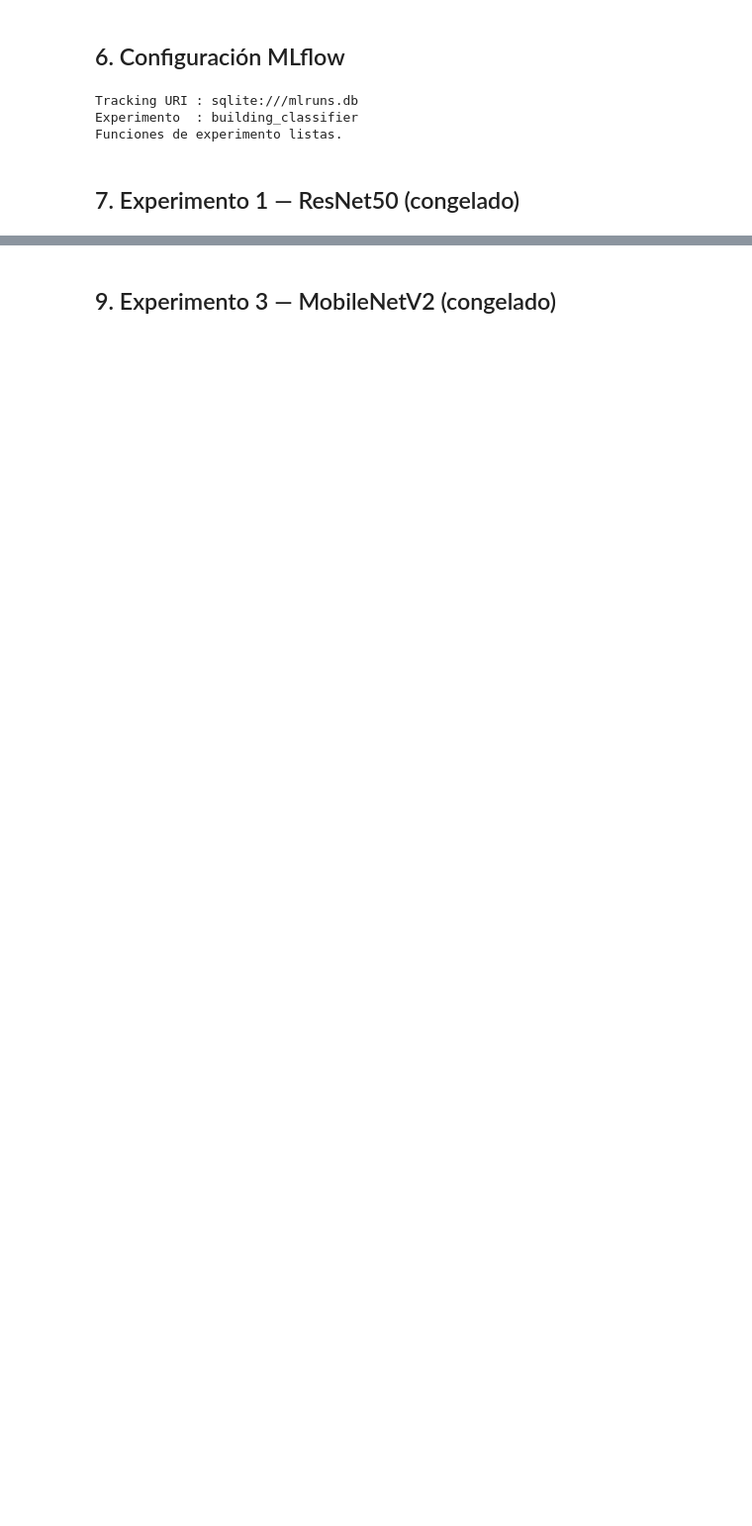
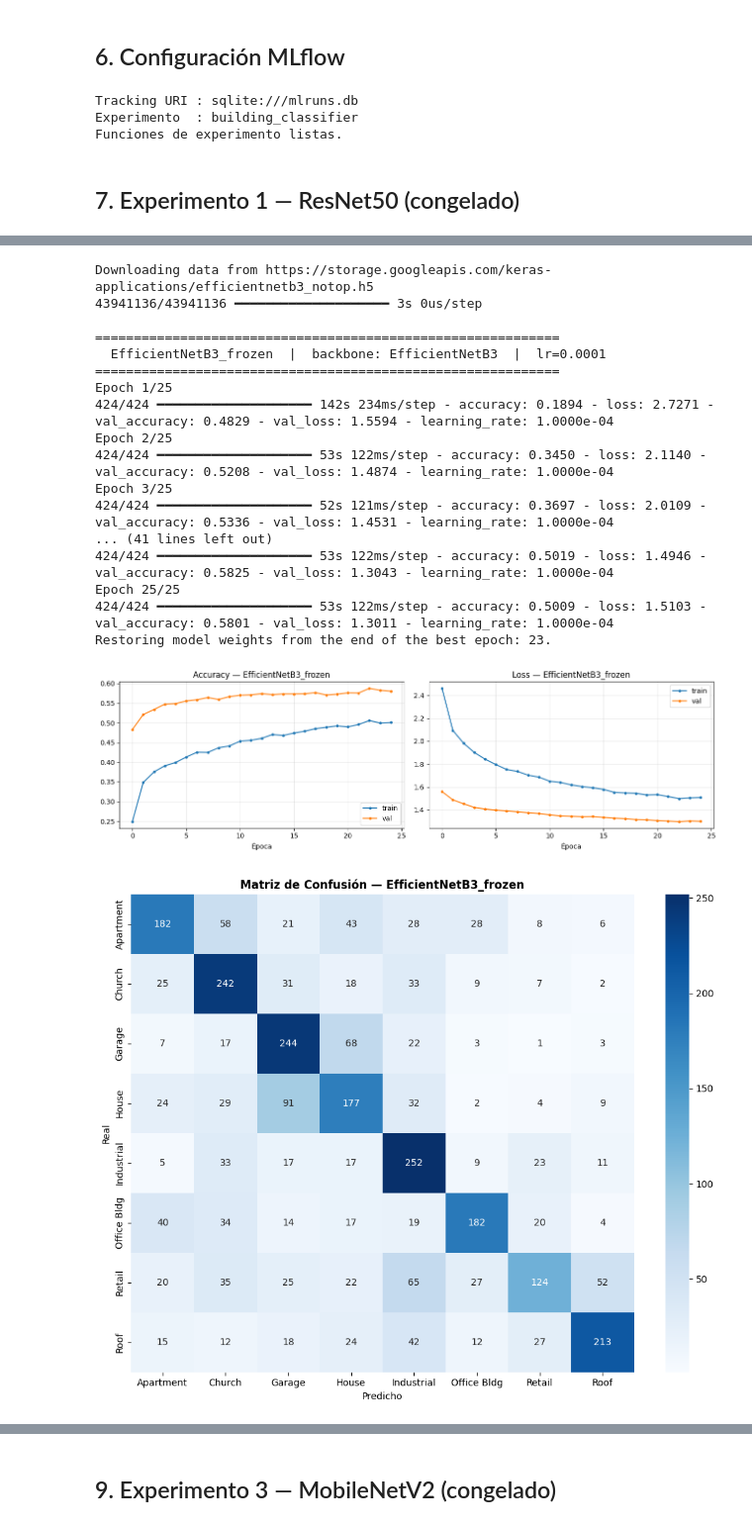
Before and after one commit to marlon-alvarez/clasificador_edificios, a Jupyter notebook: model/train_model.ipynb, the cells around one changed output, grey strips where cells are left out. Shown at 99% size. Cells and saved outputs as stored; diff of their text form; code cells hidden in the pictures; blank space fills up the shorter version.

```diff
--- a/model/train_model.ipynb
+++ b/model/train_model.ipynb
@@ -320,9 +333,13 @@ BACKBONE_CONFIG = {
         "builder":    keras.applications.ResNet50,
         "preprocess": keras.applications.resnet50.preprocess_input,
     },
-    "EfficientNetB0": {
-        "builder":    keras.applications.EfficientNetB0,
-        "preprocess": keras.applications.efficientnet.preprocess_input,
+    # "EfficientNetB0": {
+    #     "builder":    keras.applications.EfficientNetB0,
+    #     "preprocess": keras.applications.efficientnet.preprocess_input,
+    # },
+    "EfficientNetB3": {
+      "builder":    keras.applications.EfficientNetB3,
+      "preprocess": keras.applications.efficientnet.preprocess_input,
     },
     "MobileNetV2": {
         "builder":    keras.applications.MobileNetV2,
@@ -333,16 +350,6 @@ BACKBONE_CONFIG = {
 
 def build_model(backbone_name):
     """Construye un modelo de clasificación con transfer learning.
-
-    Arquitectura:
-        Input (224×224×3)
-        → Backbone preentrenado en ImageNet (congelado)
-        → GlobalAveragePooling2D
-        → BatchNormalization
-        → Dropout(0.3)
-        → Dense(256, relu)
-        → Dropout(0.3)
-        → Dense(NUM_CLASSES, softmax)
 
     Returns:
         (model, preprocess_fn)
@@ -357,10 +364,21 @@ def build_model(backbone_name):
 
     inputs = keras.Input(shape=(IMG_SIZE, IMG_SIZE, 3))
     x = base(inputs, training=False)
+
+    # x = keras.layers.GlobalAveragePooling2D()(x)
+    # x = keras.layers.BatchNormalization()(x)
+    # x = keras.layers.Dropout(0.3)(x)
+    # x = keras.layers.Dense(256, activation="relu")(x)
+    # x = keras.layers.Dropout(0.3)(x)
+    # outputs = keras.layers.Dense(NUM_CLASSES, activation="softmax")(x)
+
     x = keras.layers.GlobalAveragePooling2D()(x)
     x = keras.layers.BatchNormalization()(x)
-    x = keras.layers.Dropout(0.3)(x)
-    x = keras.layers.Dense(256, activation="relu")(x)
+    x = keras.layers.Dropout(0.4)(x)
+    x = keras.layers.Dense(512, activation="relu", kernel_regularizer=keras.regularizers.l2(1e-4))(x)
+    x = keras.layers.BatchNormalization()(x)
+    x = keras.layers.Dropout(0.4)(x)
+    x = keras.layers.Dense(256, activation="relu", kernel_regularizer=keras.regularizers.l2(1e-4))(x)
     x = keras.layers.Dropout(0.3)(x)
     outputs = keras.layers.Dense(NUM_CLASSES, activation="softmax")(x)
 
@@ -442,7 +460,7 @@ def run_experiment(run_name, backbone_name, epochs, lr,
 
     Args:
         run_name     : nombre del experimento en MLflow
-        backbone_name: 'ResNet50' | 'EfficientNetB0' | 'MobileNetV2'
+        backbone_name: 'ResNet50' | 'EfficientNetB3' | 'MobileNetV2'
         epochs       : número máximo de épocas
         lr           : learning rate inicial
         model        : si se provee, usa este modelo (fine-tuning)
@@ -594,8 +648,30 @@ Epoch 1/2
 # %%
 model_effnet, hist_effnet, acc_effnet, rid_effnet = run_experiment(
-    run_name     = "EfficientNetB0_frozen",
-    backbone_name= "EfficientNetB0",
+    # run_name     = "EfficientNetB0_frozen",
+    # backbone_name= "EfficientNetB0",
+    run_name     = "EfficientNetB3_frozen",
+    backbone_name= "EfficientNetB3",
     epochs       = INITIAL_EPOCHS,
     lr           = INITIAL_LR,
 )
-print(f"EfficientNetB0 (frozen) — Test accuracy: {acc_effnet*100:.2f}%")
+print(f"EfficientNetB3 (frozen) — Test accuracy: {acc_effnet*100:.2f}%")
+# %% [output]
+Downloading data from https://storage.googleapis.com/keras-applications/efficientnetb3_notop.h5
+43941136/43941136 ━━━━━━━━━━━━━━━━━━━━ 3s 0us/step
+
+============================================================
+  EfficientNetB3_frozen  |  backbone: EfficientNetB3  |  lr=0.0001
+============================================================
+Epoch 1/25
+424/424 ━━━━━━━━━━━━━━━━━━━━ 142s 234ms/step - accuracy: 0.1894 - loss: 2.7271 - val_accuracy: 0.4829 - val_loss: 1.5594 - learning_rate: 1.0000e-04
+Epoch 2/25
+424/424 ━━━━━━━━━━━━━━━━━━━━ 53s 122ms/step - accuracy: 0.3450 - loss: 2.1140 - val_accuracy: 0.5208 - val_loss: 1.4874 - learning_rate: 1.0000e-04
+Epoch 3/25
+424/424 ━━━━━━━━━━━━━━━━━━━━ 52s 121ms/step - accuracy: 0.3697 - loss: 2.0109 - val_accuracy: 0.5336 - val_loss: 1.4531 - learning_rate: 1.0000e-04
+... (41 lines left out)
+424/424 ━━━━━━━━━━━━━━━━━━━━ 53s 122ms/step - accuracy: 0.5019 - loss: 1.4946 - val_accuracy: 0.5825 - val_loss: 1.3043 - learning_rate: 1.0000e-04
+Epoch 25/25
+424/424 ━━━━━━━━━━━━━━━━━━━━ 53s 122ms/step - accuracy: 0.5009 - loss: 1.5103 - val_accuracy: 0.5801 - val_loss: 1.3011 - learning_rate: 1.0000e-04
+Restoring model weights from the end of the best epoch: 23.
+[figure, added]
+[figure, added]
```
Also changed, not shown: parts of 15 cells of this notebook, 1 other file.
